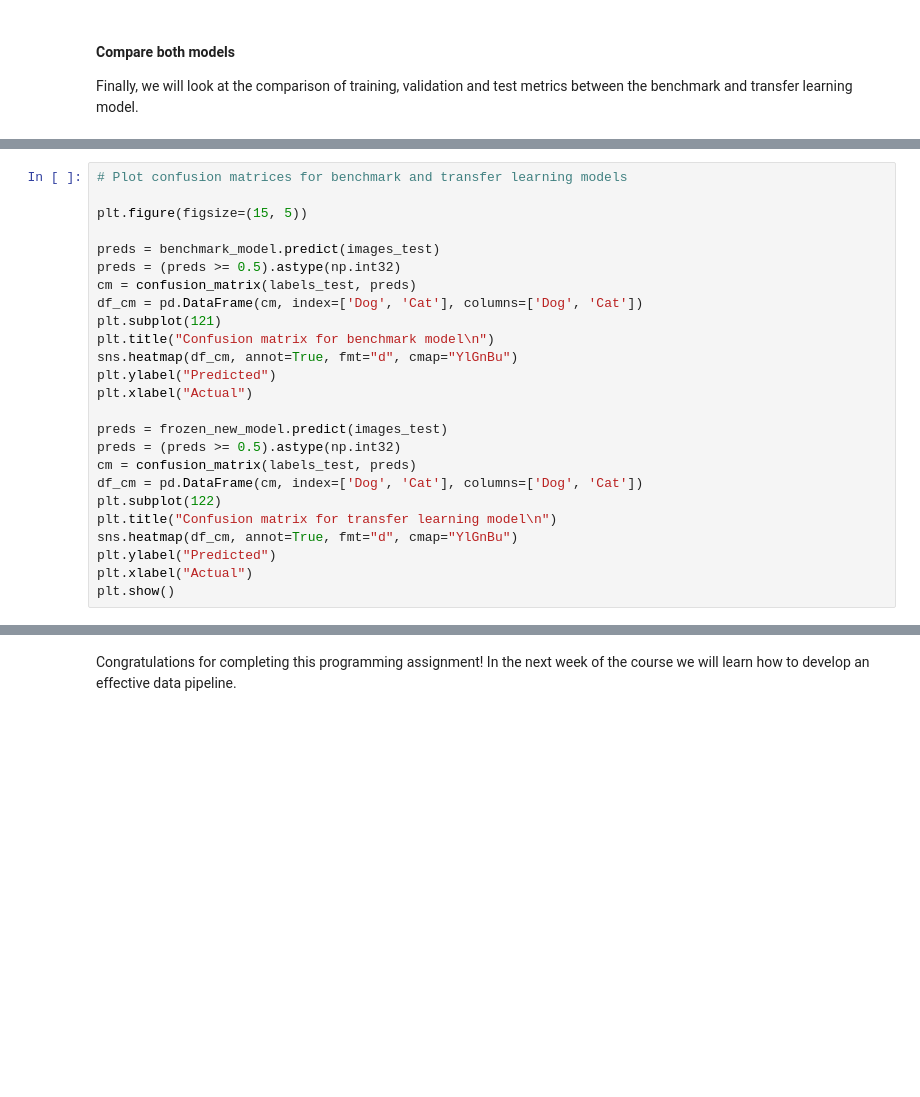
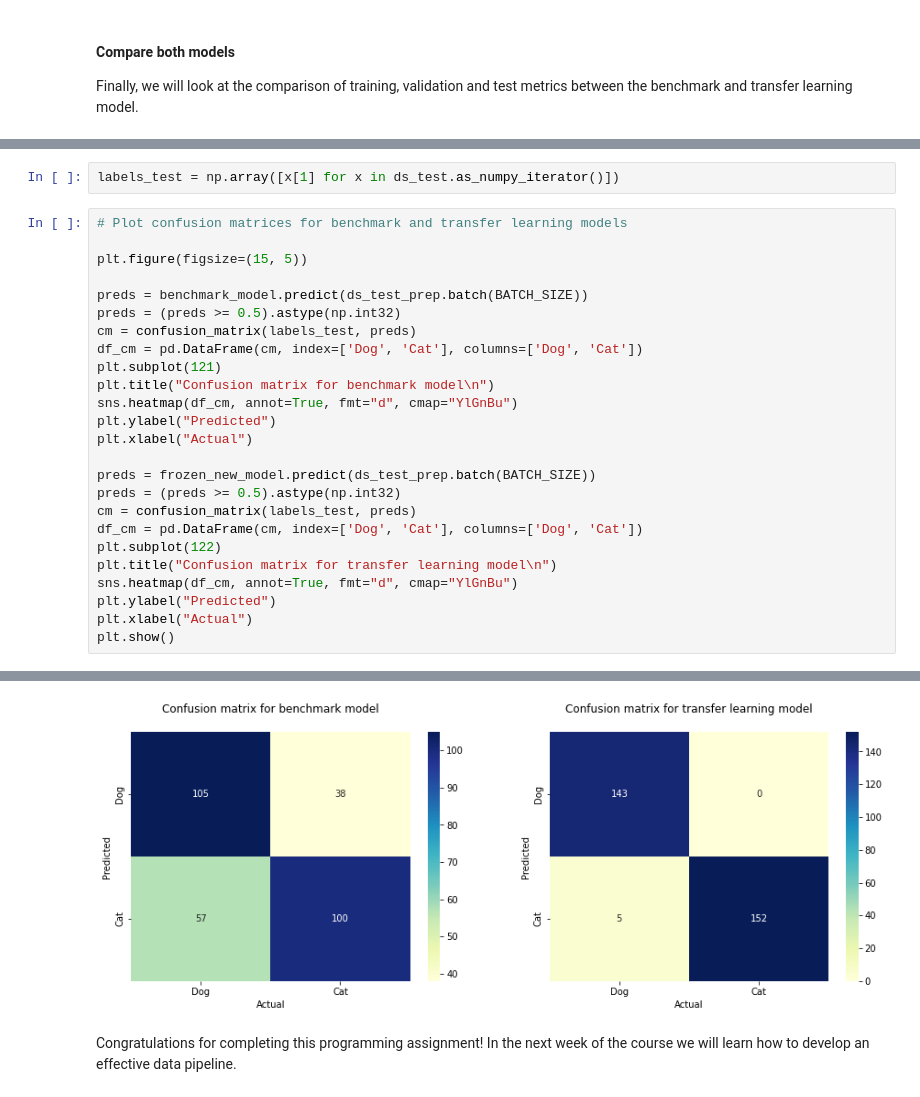
Before and after one commit to Calcifer777/learn-deep-learning, a Jupyter notebook: tensorflow/coursera-customizing-your-models-with-tensorflow/w1-assignment.ipynb, the cells around one changed output, grey strips where cells are left out. Drawn from its saved outputs; the diff is of its cells as text; blank space fills up the shorter version.

```diff
--- a/tensorflow/coursera-customizing-your-models-with-tensorflow/w1-assignment.ipynb
+++ b/tensorflow/coursera-customizing-your-models-with-tensorflow/w1-assignment.ipynb
@@ -374,9 +555,11 @@ comparison_table
+# %%
+labels_test = np.array([x[1] for x in ds_test.as_numpy_iterator()])
 # %%
 # Plot confusion matrices for benchmark and transfer learning models
 
 plt.figure(figsize=(15, 5))
 
-preds = benchmark_model.predict(images_test)
+preds = benchmark_model.predict(ds_test_prep.batch(BATCH_SIZE))
 preds = (preds >= 0.5).astype(np.int32)
 cm = confusion_matrix(labels_test, preds)
 df_cm = pd.DataFrame(cm, index=['Dog', 'Cat'], columns=['Dog', 'Cat'])
@@ -386,7 +569,7 @@ sns.heatmap(df_cm, annot=True, fmt="d", cmap="YlGnBu")
 plt.ylabel("Predicted")
 plt.xlabel("Actual")
 
-preds = frozen_new_model.predict(images_test)
+preds = frozen_new_model.predict(ds_test_prep.batch(BATCH_SIZE))
 preds = (preds >= 0.5).astype(np.int32)
 cm = confusion_matrix(labels_test, preds)
 df_cm = pd.DataFrame(cm, index=['Dog', 'Cat'], columns=['Dog', 'Cat'])
@@ -396,3 +579,4 @@ sns.heatmap(df_cm, annot=True, fmt="d", cmap="YlGnBu")
 plt.ylabel("Predicted")
 plt.xlabel("Actual")
 plt.show()
+# %% [output]
@@ -399,2 +585,3 @@ plt.show()
+[figure, added]
 # %% [markdown]
 Congratulations for completing this programming assignment! In the next week of the course we will learn how to develop an effective data pipeline.
```
Also changed, not shown: parts of 34 cells of this notebook.
